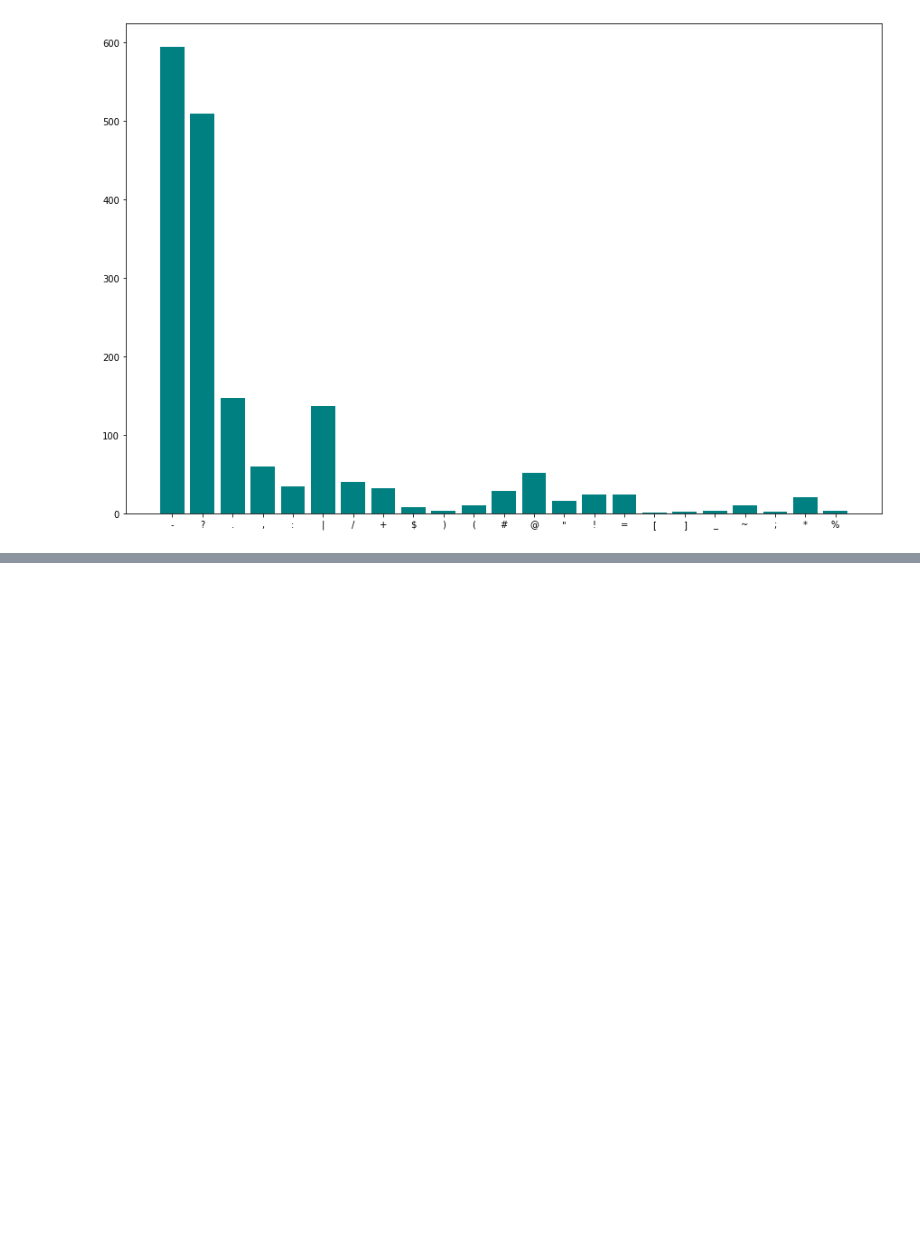
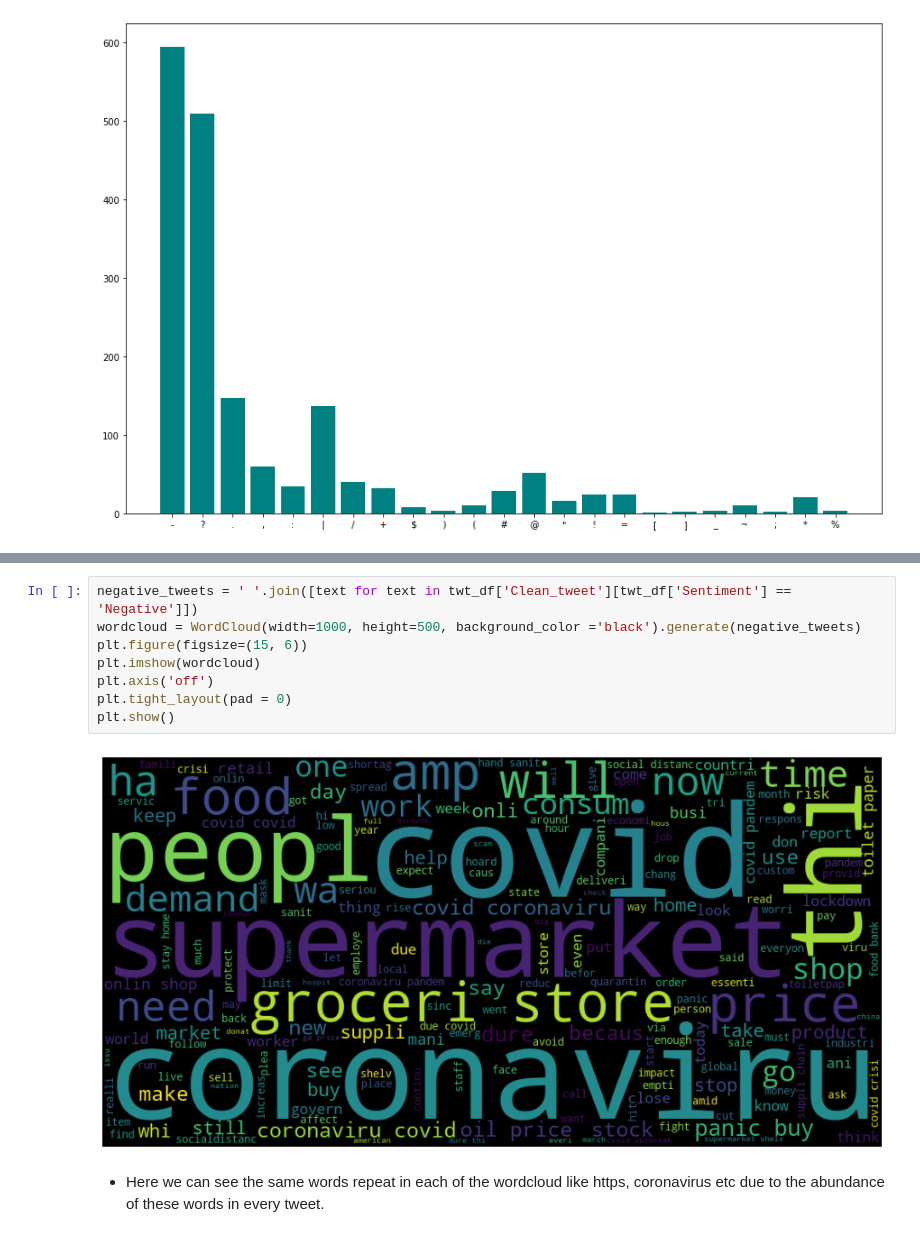
Before and after one commit to Nikkiie/Covid-tweet-sentiment-analysis-Classification, a Jupyter notebook: Covid_19_Tweet_Analysis.ipynb, the cells around one changed output, grey strips where cells are left out. Cells and saved outputs as stored; diff of their text form; blank space fills up the shorter version.

```diff
--- a/Covid_19_Tweet_Analysis.ipynb
+++ b/Covid_19_Tweet_Analysis.ipynb
@@ -409,0 +592,12 @@ plt.bar(x,y, color='teal')
+# %%
+negative_tweets = ' '.join([text for text in twt_df['Clean_tweet'][twt_df['Sentiment'] == 'Negative']])
+wordcloud = WordCloud(width=1000, height=500, background_color ='black').generate(negative_tweets)
+plt.figure(figsize=(15, 6))
+plt.imshow(wordcloud)
+plt.axis('off')
+plt.tight_layout(pad = 0)
+plt.show()
+# %% [output]
+[figure, added]
+# %% [markdown]
+* Here we can see the same words repeat in each of the wordcloud like https, coronavirus etc due to the abundance of these words in every tweet.
```
Also changed, not shown: parts of 37 cells of this notebook.
